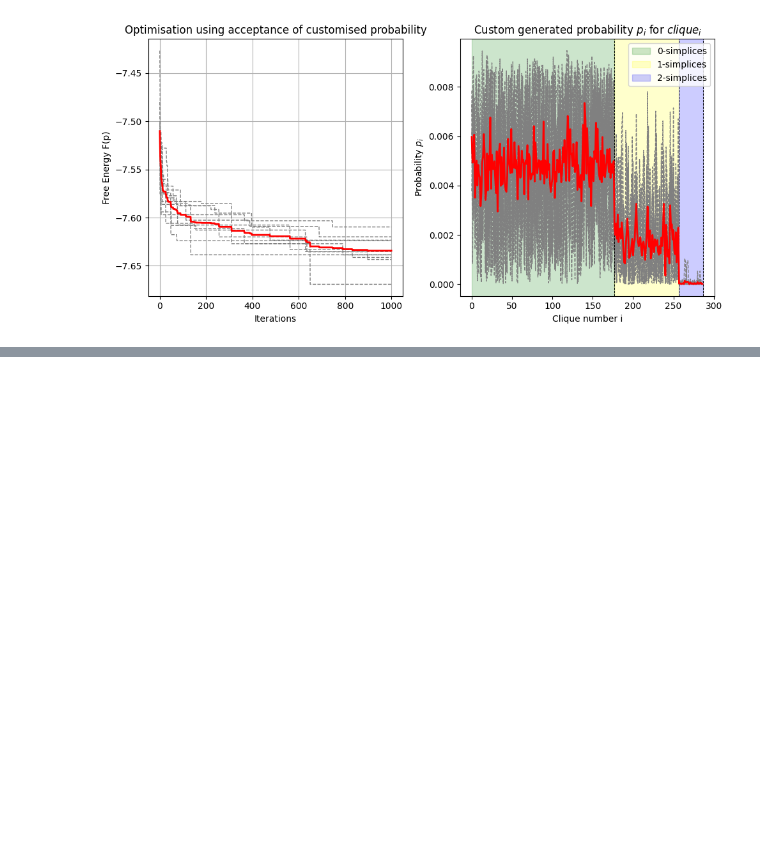
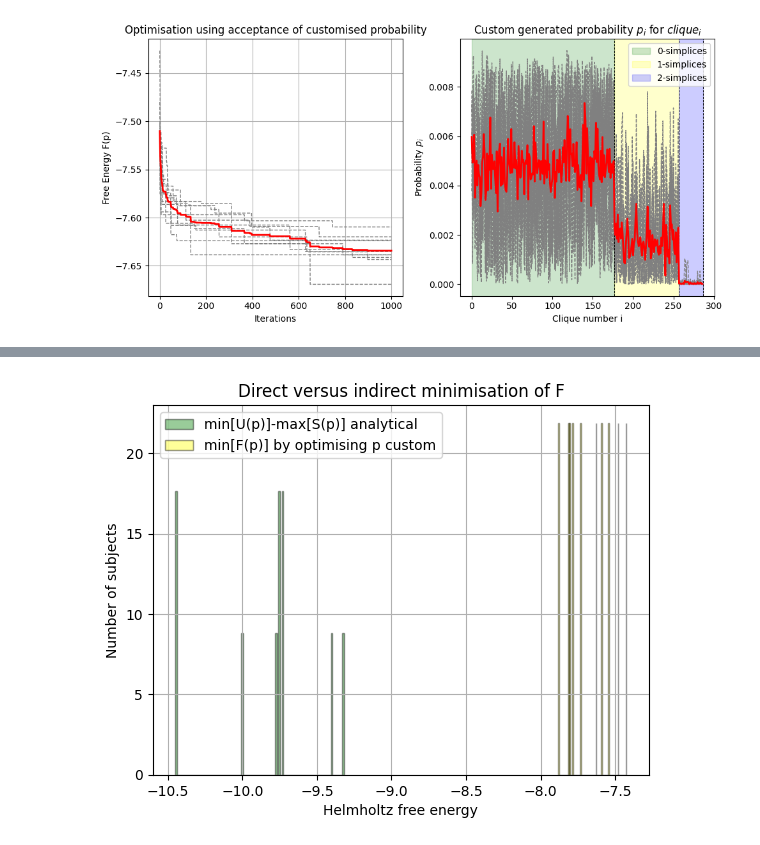
Before and after one commit to cyrilrommens/Free_energy_of_simplicial_complexes, a Jupyter notebook: Week_16.ipynb, the cells around one changed output, grey strips where cells are left out. Saved outputs shown, nothing was run; the diff lists cells and outputs as text; code cells hidden in the pictures; blank space fills up the shorter version.

```diff
--- a/Week_16.ipynb
+++ b/Week_16.ipynb
@@ -128,0 +129,30 @@ Why is the first energy value for the free energy optimisation a internal energy
+# %%
+# Import PR-HCP data
+matrices_PR = [np.genfromtxt(file) for file in glob.glob('Cyril\PR_CorreMatrixes\*.txt')]
+# %%
+PR_free_energy_analytical = []
+PR_free_energy_direct_custom = []
+
+cutoff = 0.99
+max_dim = 3
+
+for matrix in matrices_PR[:10]:
+    # Compute analytical free energy
+    max_entropy_value, min_energy_value = analytical_functionals(matrix, cutoff, max_dim)
+    free_energy_subject_3 = min_energy_value - max_entropy_value
+    PR_free_energy_analytical.append(free_energy_subject_3)
+
+    # Compute direct free energy
+    clique_complex, free_energy_subject_4, f_probabilities = computing_functionals_direct_custom(matrix, cutoff, max_dim)
+    PR_free_energy_direct_custom.append(free_energy_subject_4)
+# %%
+plt.hist(PR_free_energy_analytical, bins=100, density=True, alpha=0.4, color='green', edgecolor='black', label = 'min[U(p)]-max[S(p)] analytical')
+plt.hist(PR_free_energy_direct_custom, bins=100, density=True, alpha=0.4, color='yellow', edgecolor='black', label = 'min[F(p)] by optimising p custom')
+plt.grid(True)
+plt.title('Direct versus indirect minimisation of F')
+plt.ylabel('Number of subjects')
+plt.xlabel('Helmholtz free energy')
+plt.legend()
+plt.show()
+# %% [output]
+[figure, added]
```
Also changed, not shown: parts of 6 cells of this notebook, 2 other files.
